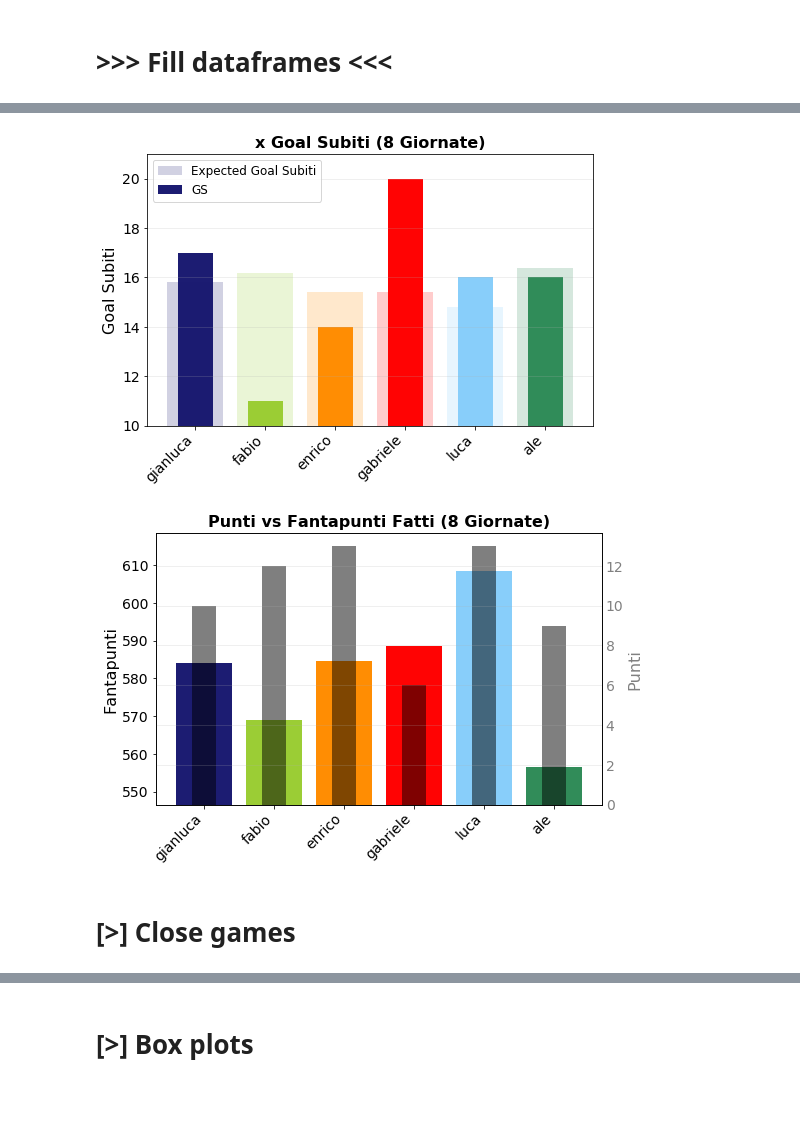
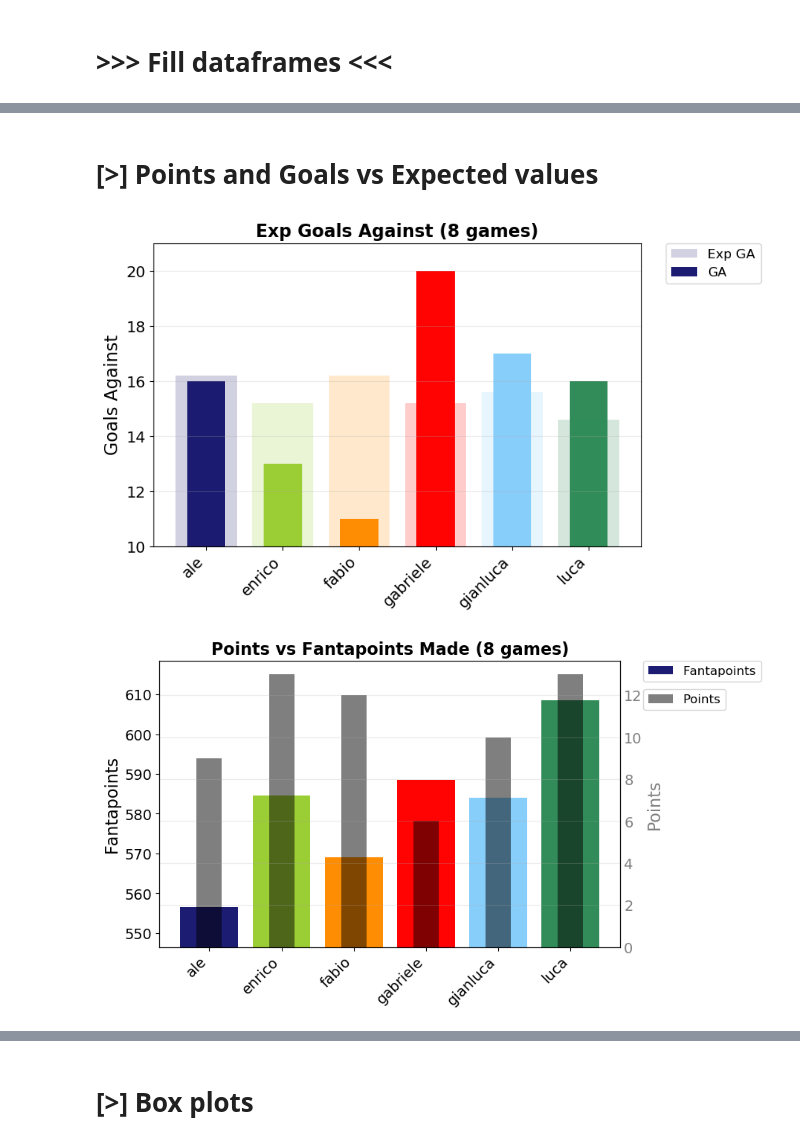
Before and after one commit to matluca/Fantastats, a Jupyter notebook: Fantastats1920.ipynb, the cells around one changed output, grey strips where cells are left out. Saved outputs shown, nothing was run; the diff lists cells and outputs as text; code cells hidden in the pictures; blank space fills up the shorter version.

```diff
--- a/Fantastats1920.ipynb
+++ b/Fantastats1920.ipynb
@@ -501,0 +346,16 @@ display(cdf_g)
+# %%
+### Total dataframe with sums
+df_total=df_final.groupby(['team']).sum()
+
+### Order by points -> Build classification
+df_total['pos'] = df_total['points'].rank(ascending=False, method='first')
+df_total['rank'] = df_total['fantapoints made'].rank(ascending=False, method='first')
+df_total['distance'] = np.max(df_total['points']) - df_total['points']
+print('### Cumulative data after', games, 'games ###')
+display(df_total.sort_values(by=['points', 'fantapoints made'], ascending=False))
+
+### Data of the last matchday
+print('\n### Data matchday number', games, ' ###')
+df_last_day=df_final[df_final.index==games]
+df_last_day.set_index('team', inplace=True)
+display(df_last_day)
@@ -502,62 +381,64 @@ display(cdf_g)
+# %% [markdown]
+# [>] Points and Goals vs Expected values
 # %%
-Total['x_GS'] = (Total['GF'].sum() - Total['GF'])/(n_giocatori-1) #valore atteso di gol subiti mediamente affrontando gli altri n-1
+### Expected value of goals against, facing all other opponents ##############################à
+df_total['x_GA'] = (df_total['GM'].sum() - df_total['GM'])/(n_players-1)
+df_total['Team']=df_total.apply(lambda x: x.name, axis=1)
+
 
 fig = plt.figure(figsize=(8,5))
 
 colors = get_team_colors()
 
-plt.bar(np.arange(0,n_giocatori), Total['x_GS'], color=colors, alpha=0.2, label='Expected Goal Subiti')
-plt.bar(np.arange(0,n_giocatori), Total['GS'], color=colors, alpha=0.99, width=0.5, label='GS')
-xlabels = Total['Team']
-plt.xticks(Total.index, xlabels, rotation=45, ha='right')
+plt.bar(np.arange(0,n_players), df_total['x_GA'], color=colors, alpha=0.2, label='Exp GA')
+plt.bar(np.arange(0,n_players), df_total['GA'], color=colors, alpha=0.99, width=0.5, label='GA')
+xlabels = teams
+plt.xticks(np.arange(n_players), teams, rotation=45, ha='right')
 plt.grid(which='both', axis='y', alpha=0.25)
 
-plt.ylim(bottom = min(Total['GS']-1))
-plt.ylabel('Goal Subiti')
-title = 'x Goal Subiti (' + str(giornate) + ' Giornate)'
+plt.ylim(bottom = min(df_total['GA']-1))
+plt.ylabel('Goals Against')
+title = 'Exp Goals Against (' + str(games) + ' games)'
 plt.title(title)
 
-plt.legend()
+plt.legend(bbox_to_anchor=(1.05, 1), loc=2, borderaxespad=0.)
 
 plt.show()
 # %% [output]
-[figure, old version]
+[figure, new version]
 # %%
-### Punti fatti vs classifica ###############
+### Fantapoints made vs classification ###############
 fig = plt.figure(figsize=(8,5))
 
 colors = get_team_colors()
-x = Total['punti_fatti']
-y = Total['pti']
+x = df_total['fantapoints made']
+y = df_total['points']
 
-plt.bar(np.arange(0,n_giocatori), x, color=colors, alpha=0.99, label='Expected Goal Subiti')
-plt.ylabel('Fantapunti')
+plt.bar(np.arange(0,n_players), x, color=colors, alpha=0.99, label='Fantapoints')
+
+plt.ylabel('Fantapoints')
 plt.ylim(np.min(x)-10, np.max(x)+10)
-xlabels = Total['Team']
-plt.xticks(Total.index, xlabels, rotation=45, ha='right')
+xlabels = teams
+plt.xticks(np.arange(n_players), xlabels, rotation=45, ha='right')
+plt.legend(bbox_to_anchor=(1.05, 1), loc=2, borderaxespad=0.)
 
 # secondary y axis
 ax2 = plt.twinx()
-ax2.set_ylabel('Fantapunti')
+ax2.set_ylabel('Points')
 ax2.tick_params(axis='y', colors='grey', length=0)
 ax2.yaxis.label.set_color('grey')
 ax2.plot([],[])
-
-plt.bar(np.arange(0,n_giocatori), y, color='black', alpha=0.5, width=0.35, label='GS')
+plt.bar(np.arange(0,n_players), y, color='black', alpha=0.5, width=0.35, label='Points')
 
 
-#plt.xticks(Total.index, xlabels, rotation=45, ha='right')
+
 plt.grid(which='both', axis='y', alpha=0.25)
 
-#plt.ylim(ymin = min(Total['GS']-1))
-plt.ylabel('Punti')
-title = 'Punti vs Fantapunti Fatti (' + str(giornate) + ' Giornate)'
+title = 'Points vs Fantapoints Made (' + str(games) + ' games)'
 plt.title(title)
 
-#plt.legend()
+ax2.legend(bbox_to_anchor=(1.05, 0.9), loc=2, borderaxespad=0.)
 
 plt.show()
 # %% [output]
-[figure, old version]
+[figure, new version]
-# %% [markdown]
-# [>] Close games
```
Also changed, not shown: parts of 27 cells of this notebook.
